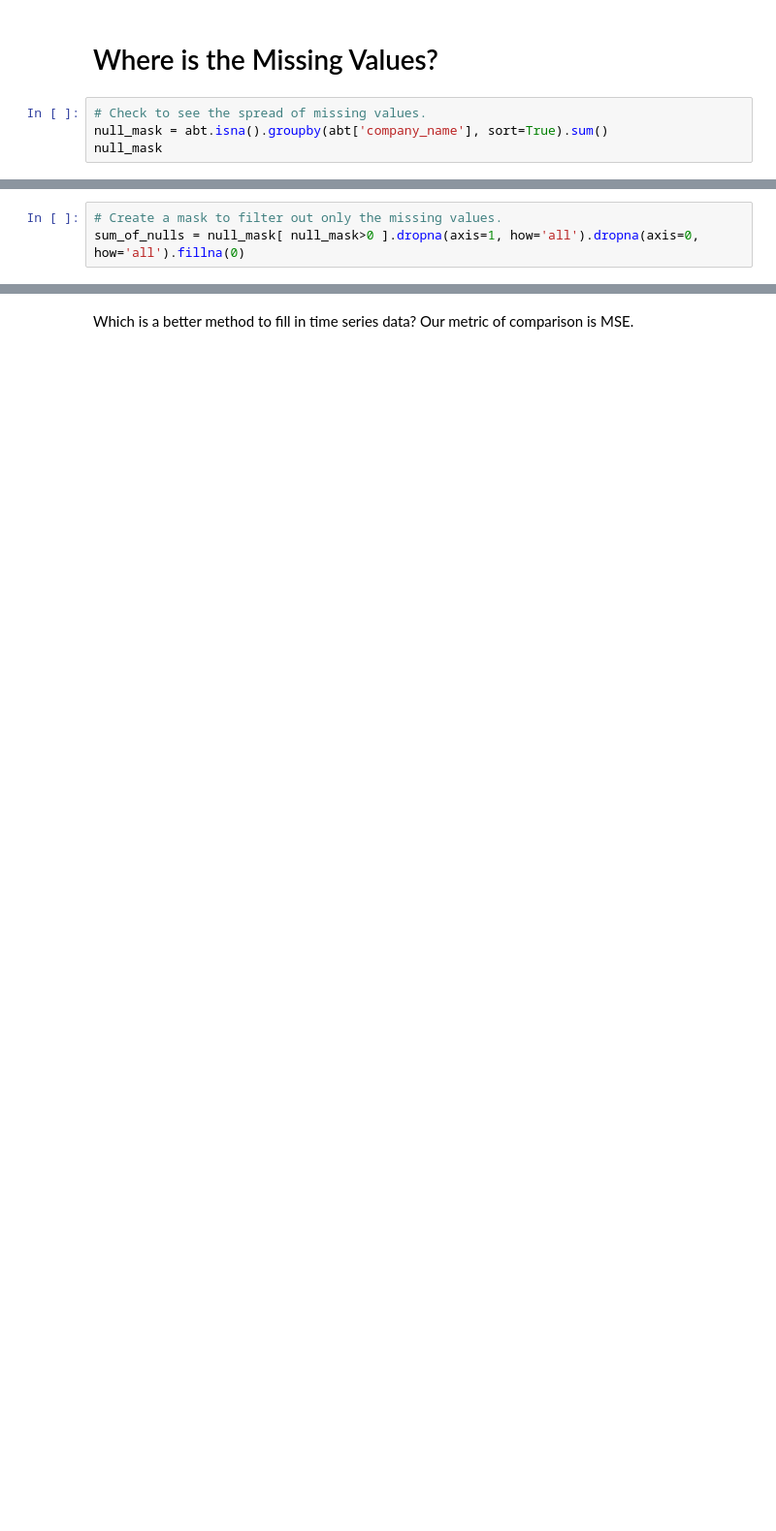
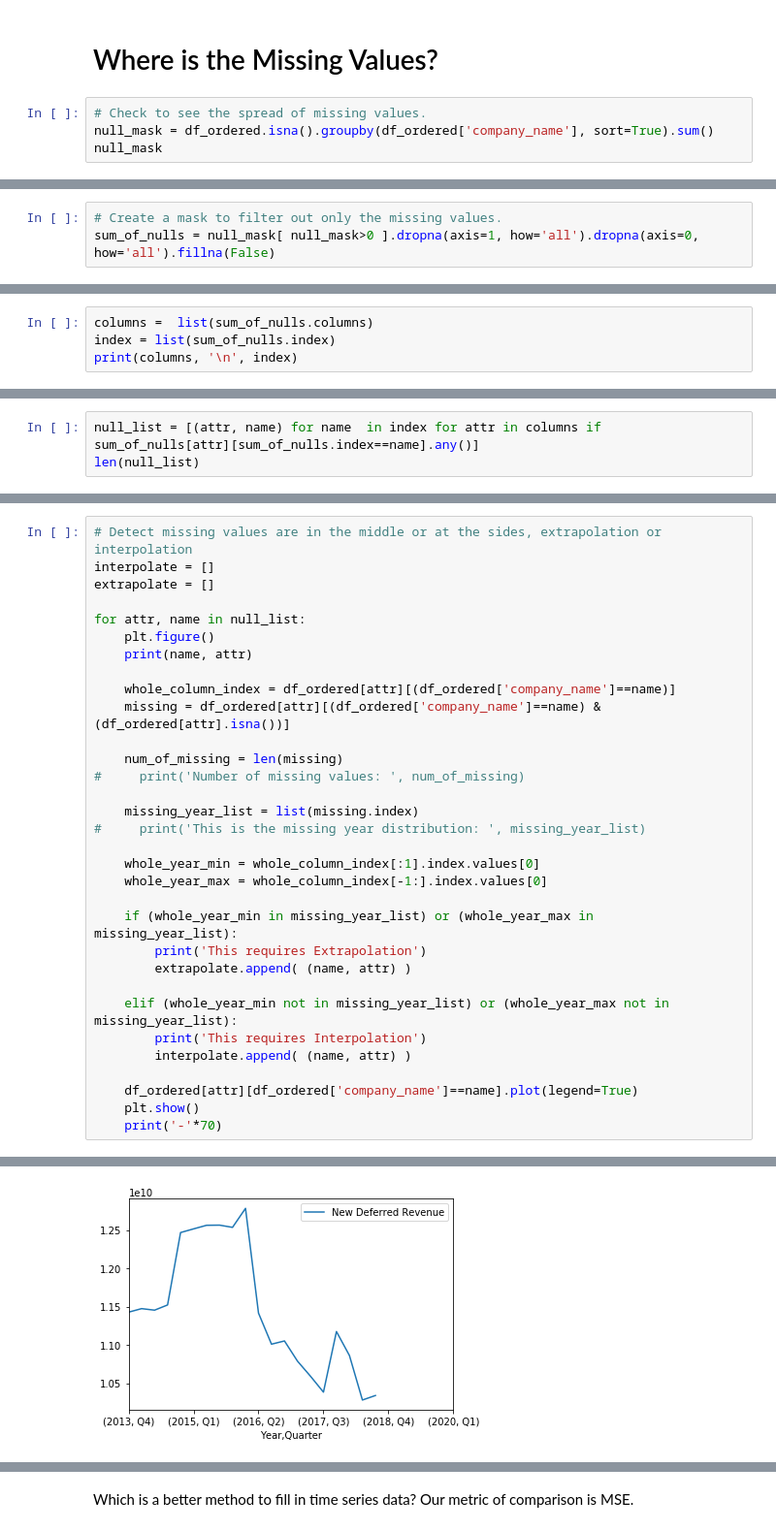
Before and after one commit to mcsw311093/Data-Cleaning-and-Analysis, a Jupyter notebook: Creating ABT.ipynb, the cells around one changed output, grey strips where cells are left out. Shown: that part at 97% size. Cells and saved outputs as stored; diff of their text form; blank space fills up the shorter version.

Commit message:
Extrapolation and Interpolation list made, working on helper function to automate the task.

```diff
--- a/Creating ABT.ipynb
+++ b/Creating ABT.ipynb
@@ -828,5 +681,5 @@ df_ordered.head(20)
 # Where is the Missing Values?
 # %%
 # Check to see the spread of missing values.
-null_mask = abt.isna().groupby(abt['company_name'], sort=True).sum()
+null_mask = df_ordered.isna().groupby(df_ordered['company_name'], sort=True).sum()
 null_mask
@@ -833,6 +698,6 @@ null_mask
 # %%
 # Create a mask to filter out only the missing values.
-sum_of_nulls = null_mask[ null_mask>0 ].dropna(axis=1, how='all').dropna(axis=0, how='all').fillna(0)
+sum_of_nulls = null_mask[ null_mask>0 ].dropna(axis=1, how='all').dropna(axis=0, how='all').fillna(False)
 # %%
 # Show shape and concise view of filtered result.
 print(sum_of_nulls.shape)
@@ -839,0 +716,4 @@ sum_of_nulls
+# %%
+columns =  list(sum_of_nulls.columns)
+index = list(sum_of_nulls.index)
+print(columns, '\n', index)
@@ -839,0 +723,3 @@ sum_of_nulls
+# %%
+null_list = [(attr, name) for name  in index for attr in columns if sum_of_nulls[attr][sum_of_nulls.index==name].any()]
+len(null_list)
@@ -839,0 +728,33 @@ sum_of_nulls
+# %%
+# Detect missing values are in the middle or at the sides, extrapolation or interpolation
+interpolate = []
+extrapolate = []
+
+for attr, name in null_list:
+    plt.figure()
+    print(name, attr)
+
+    whole_column_index = df_ordered[attr][(df_ordered['company_name']==name)]
+    missing = df_ordered[attr][(df_ordered['company_name']==name) & (df_ordered[attr].isna())]
+
+    num_of_missing = len(missing)
+#     print('Number of missing values: ', num_of_missing)
+
+    missing_year_list = list(missing.index)
+#     print('This is the missing year distribution: ', missing_year_list)
+
+    whole_year_min = whole_column_index[:1].index.values[0]
+    whole_year_max = whole_column_index[-1:].index.values[0]
+
+    if (whole_year_min in missing_year_list) or (whole_year_max in missing_year_list):
+        print('This requires Extrapolation')
+        extrapolate.append( (name, attr) )
+
+    elif (whole_year_min not in missing_year_list) or (whole_year_max not in missing_year_list):
+        print('This requires Interpolation')
+        interpolate.append( (name, attr) )
+
+    df_ordered[attr][df_ordered['company_name']==name].plot(legend=True)
+    plt.show()
+    print('-'*70)
+# %% [output]
@@ -839,0 +763 @@ sum_of_nulls
+[figure, added]
```
Also changed, not shown: parts of 92 cells of this notebook.
